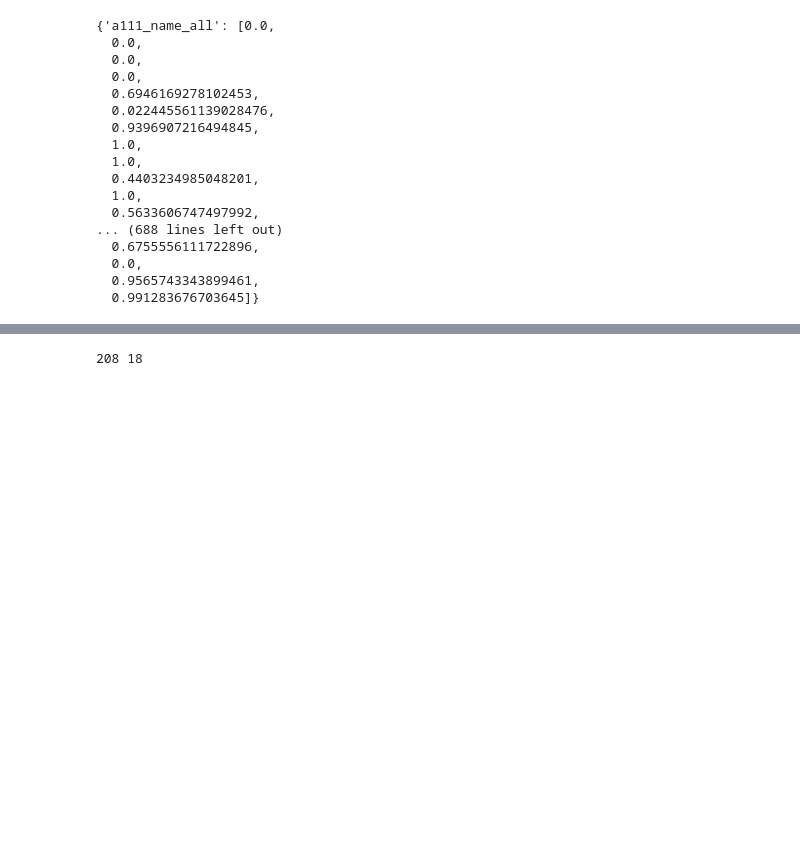
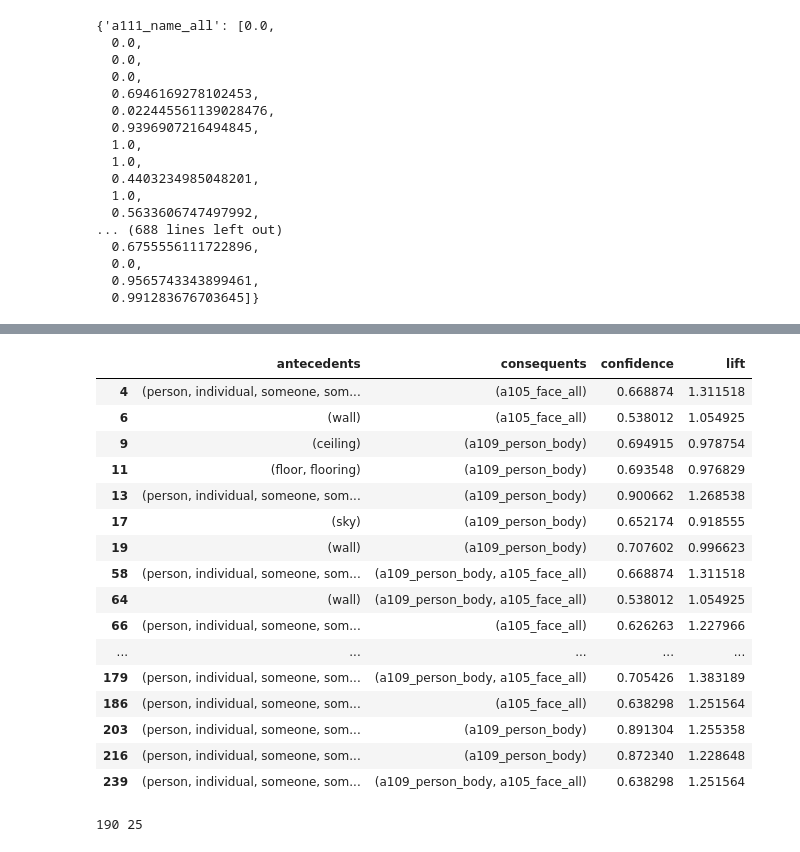
Before and after one commit to agathe-balayn/man_machine_image_privatisation, a Jupyter notebook: test_pipeline_automatic_obfuscation.ipynb, the cells around one changed output, grey strips where cells are left out. Saved outputs shown, nothing was run; the diff lists cells and outputs as text; code cells hidden in the pictures; blank space fills up the shorter version.

```diff
--- a/test_pipeline_automatic_obfuscation.ipynb
+++ b/test_pipeline_automatic_obfuscation.ipynb
@@ -429,16 +542,2 @@ Processing image nb 208 ..\dataset_images\2017_99220010.jpg
 # %%
 # Rule mining
-# %%
-### Create dataset
-
-# dataset of semantic and ground truth
-dataset_semantic = []
-for elem_semantic, elem_GT in zip(list_semantic, list_GT_infos):
-    dataset_semantic.append(elem_semantic + elem_GT)
-
-# dataset of semantic, scene, ground truth
-dataset_semantic_scene = []
-for elem_semantic, elem_scene, elem_GT in zip(list_semantic, list_scene, list_GT_infos):
-    dataset_semantic_scene.append(elem_semantic + [elem_scene[0]] + elem_GT)
-
-# dataset of semantic, OCR, scene, ground truth
@@ -445 +663,20 @@ for elem_semantic, elem_scene, elem_GT in zip(list_semantic, list_scene, list_GT
+# %%
+list_semantic_file = "200_training_semantic_seg_info.json"
+list_GT_infos_file = "GT_200_training_images.json"
+list_scene_file = "200_training_scene_info.json"
+list_OCR_file = "200_training_OCR_info.json"
+
+list_semantic = openJsonInputs(list_semantic_file)
+list_scene = openJsonInputs(list_scene_file)
+list_GT_infos = openJsonInputs(list_GT_infos_file)
+list_OCR = openJsonInputs(list_OCR_file)
+
+all_element_GT, all_element_semantic, all_element_scene, all_element_OCR, \
+        dataset_semantic_unique, dataset_scene_unique, dataset_OCR_unique, dataset_GT_unique, \
+        dataset_semantic, dataset_scene, dataset_OCR, dataset_GT = \
+        createListsForDatasets(list_semantic, list_scene, list_OCR, list_GT_infos)
+
+dictionary_of_datasets = createDatasetAssociations(all_element_GT, all_element_semantic, all_element_scene, all_element_OCR, \
+        dataset_semantic_unique, dataset_scene_unique, dataset_OCR_unique, dataset_GT_unique, \
+        dataset_semantic, dataset_scene, dataset_OCR, dataset_GT)
 # %%
@@ -540,4 +738,0 @@ display(filtered_rules[["antecedents", "consequents", "confidence", "lift"]])
-# %%
-print(len(rules), len(filtered_rules))
-# %% [output]
-208 18
@@ -543,0 +750,31 @@ print(len(rules), len(filtered_rules))
+# %%
+data_names = "semantic_scene_GT_unique"
+param_rules_support =0.2
+param_rules_lift = 0.5
+param_rules_confidence = 0.5
+rules,frequent_itemsets = getRules(dictionary_of_datasets[data_names]["data"], param_rules_support, param_rules_lift, param_rules_confidence)
+filtered_rules = getPredictionRules(rules, dictionary_of_datasets[data_names]["not_in_consequents"], dictionary_of_datasets["semantic_scene_GT_unique"]["not_in_antecedents"])
+#print(len(filtered_rules))
+#Edisplay(filtered_rules)
+pd.set_option('display.max_colwidth',-1)
+display(filtered_rules[["antecedents", "consequents", "confidence", "lift"]])
+print(len(rules), len(filtered_rules))
+# %% [output]
+|  | antecedents | consequents | confidence | lift |
+| 4 | (person, individual, someone, som... | (a105_face_all) | 0.668874 | 1.311518 |
+| 6 | (wall) | (a105_face_all) | 0.538012 | 1.054925 |
+| 9 | (ceiling) | (a109_person_body) | 0.694915 | 0.978754 |
+| 11 | (floor, flooring) | (a109_person_body) | 0.693548 | 0.976829 |
+| 13 | (person, individual, someone, som... | (a109_person_body) | 0.900662 | 1.268538 |
+| 17 | (sky) | (a109_person_body) | 0.652174 | 0.918555 |
+| 19 | (wall) | (a109_person_body) | 0.707602 | 0.996623 |
+| 58 | (person, individual, someone, som... | (a109_person_body, a105_face_all) | 0.668874 | 1.311518 |
+| 64 | (wall) | (a109_person_body, a105_face_all) | 0.538012 | 1.054925 |
+| 66 | (person, individual, someone, som... | (a105_face_all) | 0.626263 | 1.227966 |
+| ... | ... | ... | ... | ... |
+| 179 | (person, individual, someone, som... | (a109_person_body, a105_face_all) | 0.705426 | 1.383189 |
+| 186 | (person, individual, someone, som... | (a105_face_all) | 0.638298 | 1.251564 |
+| 203 | (person, individual, someone, som... | (a109_person_body) | 0.891304 | 1.255358 |
+| 216 | (person, individual, someone, som... | (a109_person_body) | 0.872340 | 1.228648 |
+| 239 | (person, individual, someone, som... | (a109_person_body, a105_face_all) | 0.638298 | 1.251564 |
+190 25
```
Also changed, not shown: parts of 54 cells of this notebook, 7 other files.
